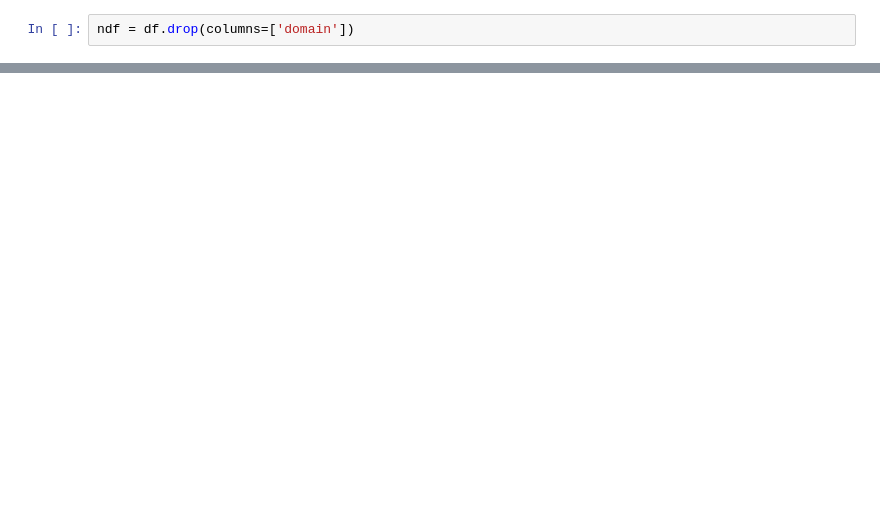
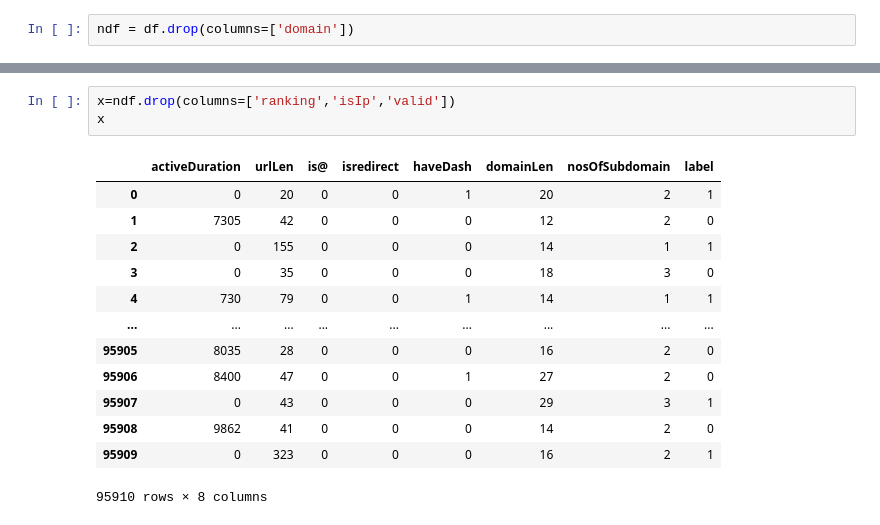
Before and after one commit to AI-and-Blockchain/F22_Web_Spam_Cleanup, a Jupyter notebook: Machine Learning on Spam Data/Test_data.ipynb, the cells around one changed output, grey strips where cells are left out. Cells and saved outputs as stored; diff of their text form; blank space fills up the shorter version.

```diff
--- a/Machine Learning on Spam Data/Test_data.ipynb
+++ b/Machine Learning on Spam Data/Test_data.ipynb
@@ -94,3 +108,20 @@ NameError: name 'ndf' is not defined
+# %%
+x=ndf.drop(columns=['ranking','isIp','valid'])
+x
+# %% [output]
+|  | activeDuration | urlLen | is@ | isredirect | haveDash | domainLen | nosOfSubdomain | label |
+| 0 | 0 | 20 | 0 | 0 | 1 | 20 | 2 | 1 |
+| 1 | 7305 | 42 | 0 | 0 | 0 | 12 | 2 | 0 |
+| 2 | 0 | 155 | 0 | 0 | 0 | 14 | 1 | 1 |
+| 3 | 0 | 35 | 0 | 0 | 0 | 18 | 3 | 0 |
+| 4 | 730 | 79 | 0 | 0 | 1 | 14 | 1 | 1 |
+| ... | ... | ... | ... | ... | ... | ... | ... | ... |
+| 95905 | 8035 | 28 | 0 | 0 | 0 | 16 | 2 | 0 |
+| 95906 | 8400 | 47 | 0 | 0 | 1 | 27 | 2 | 0 |
+| 95907 | 0 | 43 | 0 | 0 | 0 | 29 | 3 | 1 |
+| 95908 | 9862 | 41 | 0 | 0 | 0 | 14 | 2 | 0 |
+| 95909 | 0 | 323 | 0 | 0 | 0 | 16 | 2 | 1 |
+95910 rows × 8 columns
 # %%
 
 from sklearn.model_selection import train_test_split
```
Also changed, not shown: parts of 10 cells of this notebook.
